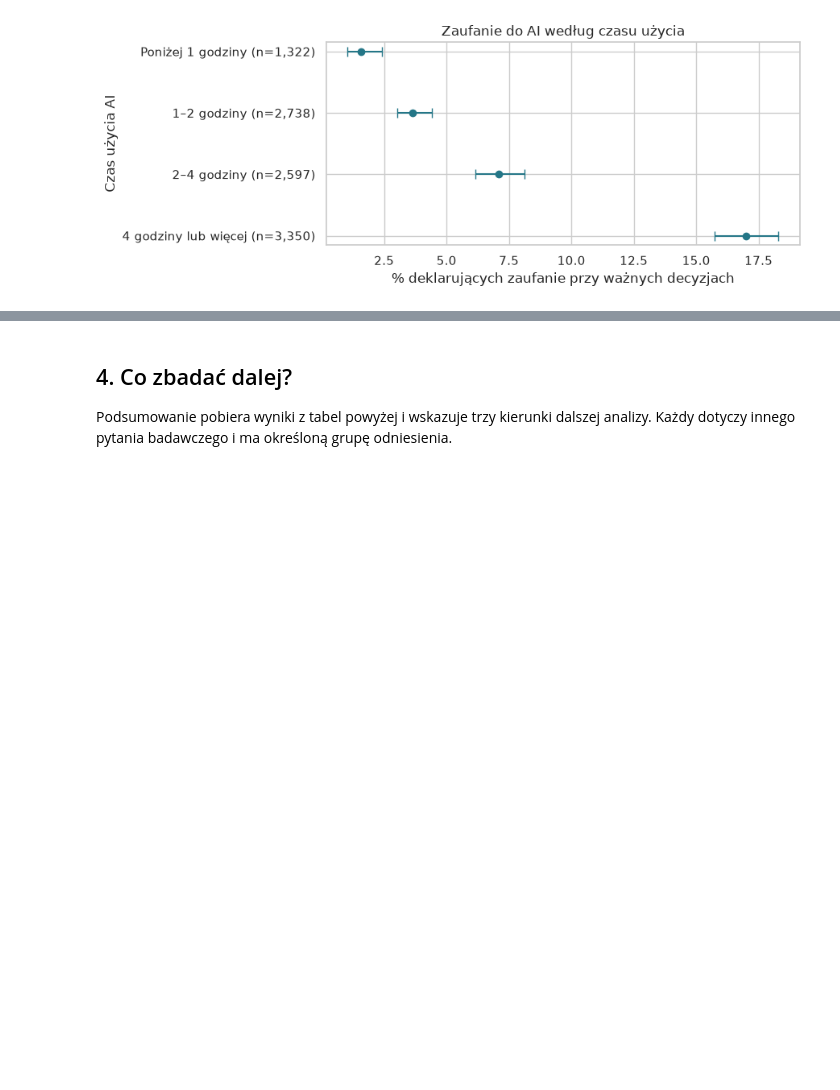
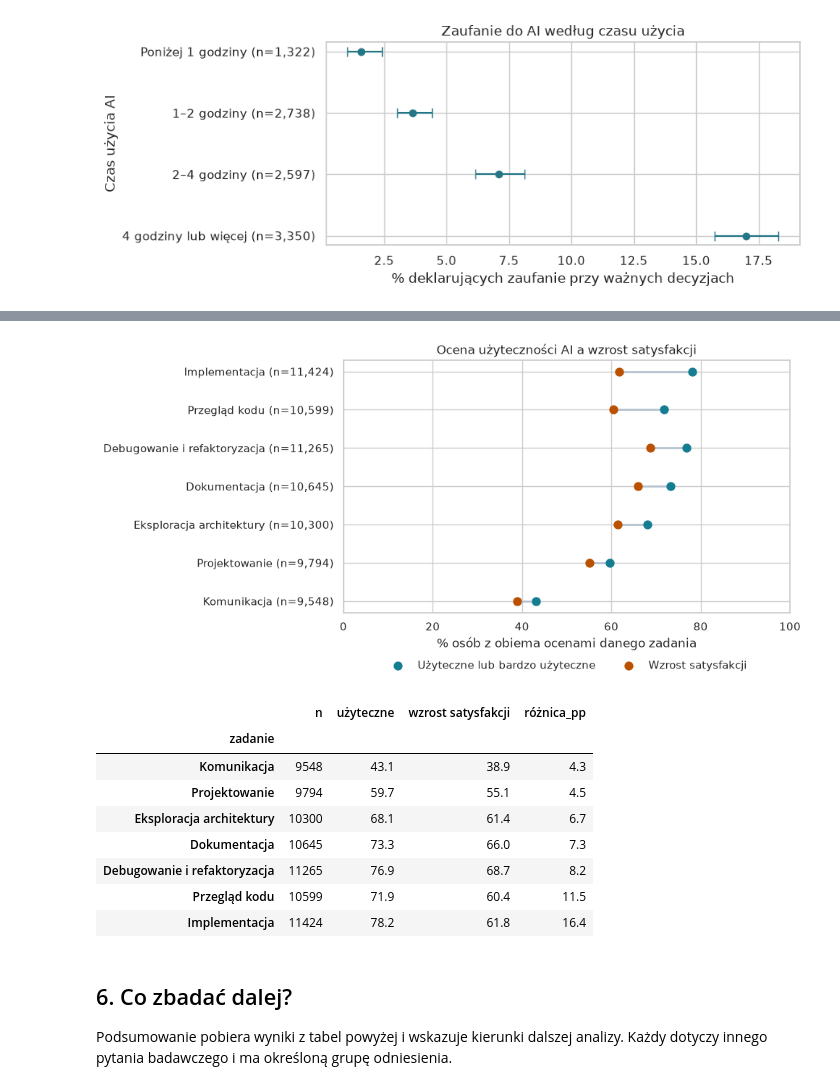
Before and after one commit to jlabuda191/AD_Python_Stack2026, a Jupyter notebook: notebooks/04_zaleznosci_ankieta_2026.ipynb, the cells around one changed output, grey strips where cells are left out. Saved outputs shown, nothing was run; the diff lists cells and outputs as text; code cells hidden in the pictures; blank space fills up the shorter version.

```diff
--- a/notebooks/04_zaleznosci_ankieta_2026.ipynb
+++ b/notebooks/04_zaleznosci_ankieta_2026.ipynb
@@ -150,6 +229,50 @@ V Craméra: 0.183 | Podstawa: 10,007 osób
+# %%
+task_labels = [
+    "Projektowanie", "Implementacja", "Przegląd kodu", "Debugowanie i refaktoryzacja",
+    "Dokumentacja", "Eksploracja architektury", "Komunikacja",
+]
+rows = []
+for number, task in zip(task_numbers, task_labels, strict=True):
+    impact, satisfaction = f"AIImpact_{number}", f"AISat_{number}"
+    paired = responses[[impact, satisfaction]].dropna()
+    paired = paired.loc[paired[impact].ne("Not applicable")]
+    rows.append({
+        "zadanie": task,
+        "n": len(paired),
+        "użyteczne": paired[impact].isin(["Useful", "Very useful"]).mean() * 100,
+        "wzrost satysfakcji": paired[satisfaction].isin(["Somewhat improved", "Greatly improved"]).mean() * 100,
+    })
+tasks = pd.DataFrame(rows).set_index("zadanie")
+tasks["różnica_pp"] = tasks["użyteczne"] - tasks["wzrost satysfakcji"]
+tasks = tasks.sort_values("różnica_pp")
+
+fig, ax = plt.subplots(figsize=(10, 5))
+y = np.arange(len(tasks))
+ax.hlines(y, tasks[["użyteczne", "wzrost satysfakcji"]].min(axis=1),
+          tasks[["użyteczne", "wzrost satysfakcji"]].max(axis=1), color="#b8c3d0", linewidth=2)
+ax.scatter(tasks["użyteczne"], y, color="#147d92", s=62, label="Użyteczne lub bardzo użyteczne", zorder=3)
+ax.scatter(tasks["wzrost satysfakcji"], y, color="#b95100", s=62, label="Wzrost satysfakcji", zorder=3)
+ax.set_yticks(y, [f"{task} (n={size:,})" for task, size in tasks["n"].items()])
+ax.set(xlim=(0, 100), xlabel="% osób z obiema ocenami danego zadania",
+       title="Ocena użyteczności AI a wzrost satysfakcji")
+ax.legend(loc="upper center", bbox_to_anchor=(0.5, -0.15), ncol=2, frameon=False)
+plt.tight_layout()
+plt.show()
+display(tasks.round(1))
+# %% [output]
+[figure, added]
+|  | n | użyteczne | wzrost satysfakcji | różnica_pp |
+| zadanie |  |  |  |  |
+| Komunikacja | 9548 | 43.1 | 38.9 | 4.3 |
+| Projektowanie | 9794 | 59.7 | 55.1 | 4.5 |
+| Eksploracja architektury | 10300 | 68.1 | 61.4 | 6.7 |
+| Dokumentacja | 10645 | 73.3 | 66.0 | 7.3 |
+| Debugowanie i refaktoryzacja | 11265 | 76.9 | 68.7 | 8.2 |
+| Przegląd kodu | 10599 | 71.9 | 60.4 | 11.5 |
+| Implementacja | 11424 | 78.2 | 61.8 | 16.4 |
 # %% [markdown]
-## 4. Co zbadać dalej?
+## 6. Co zbadać dalej?
 
-Podsumowanie pobiera wyniki z tabel powyżej i wskazuje trzy kierunki dalszej analizy. Każdy dotyczy innego pytania badawczego i ma określoną grupę odniesienia.
+Podsumowanie pobiera wyniki z tabel powyżej i wskazuje kierunki dalszej analizy. Każdy dotyczy innego pytania badawczego i ma określoną grupę odniesienia.
 # %%
 strongest = rule_table.iloc[0]
```
Also changed, not shown: parts of 10 cells of this notebook.
